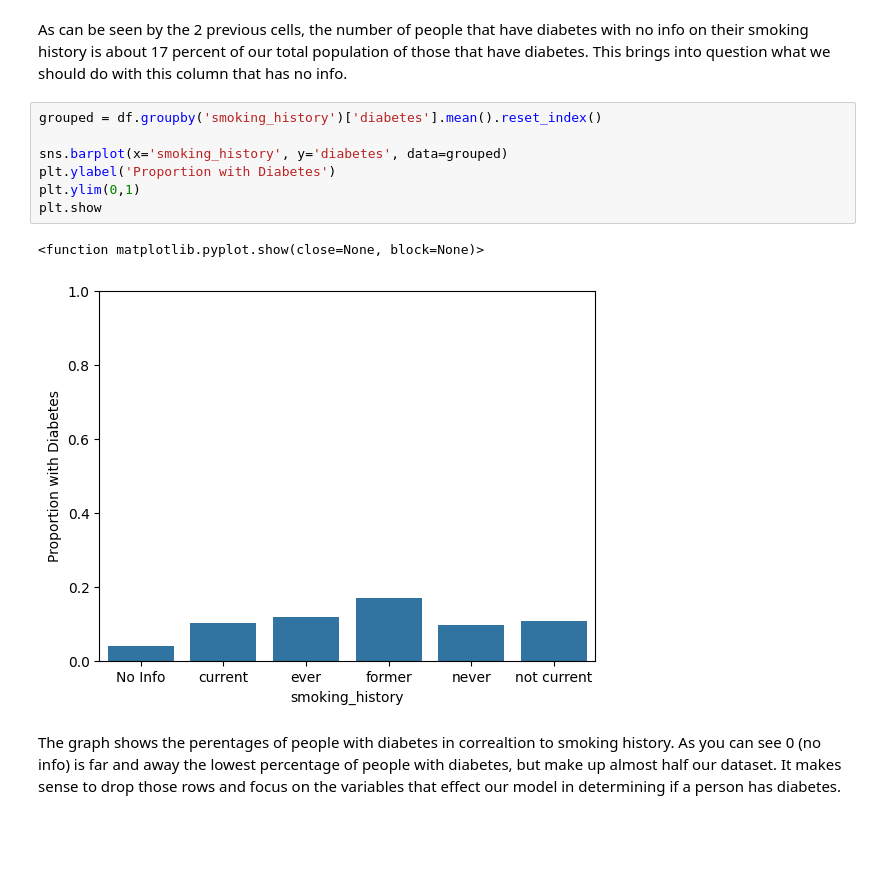
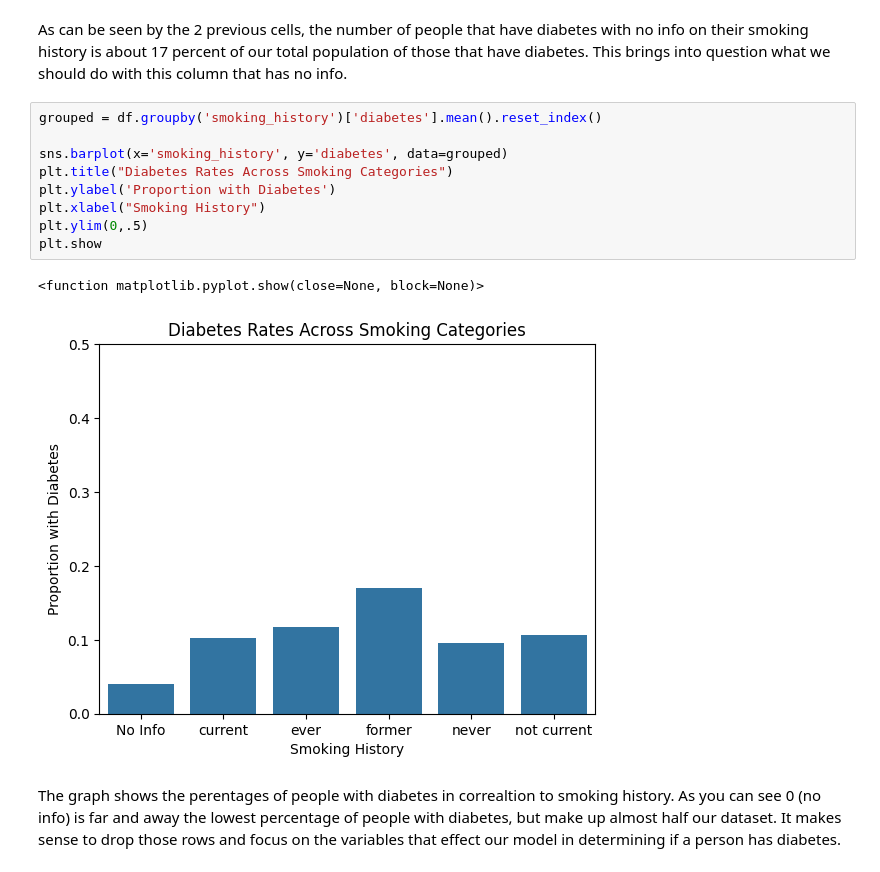
Before and after one commit to CBreach/352Project, a Jupyter notebook: finalProject.ipynb, the cells around one changed output. Drawn from its saved outputs; the diff is of its cells as text; blank space fills up the shorter version.

```diff
--- a/finalProject.ipynb
+++ b/finalProject.ipynb
@@ -82,13 +82,15 @@ As can be seen by the 2 previous cells, the number of people that have diabetes
 # %%
 grouped = df.groupby('smoking_history')['diabetes'].mean().reset_index()
 
 sns.barplot(x='smoking_history', y='diabetes', data=grouped)
+plt.title("Diabetes Rates Across Smoking Categories")
 plt.ylabel('Proportion with Diabetes')
-plt.ylim(0,1)
+plt.xlabel("Smoking History")
+plt.ylim(0,.5)
 plt.show
 # %% [output]
 <function matplotlib.pyplot.show(close=None, block=None)>
-[figure, old version]
+[figure, new version]
 # %% [markdown]
 The graph shows the perentages of people with diabetes in correaltion to smoking history. As you can see 0 (no info) is far and away the lowest percentage of people with diabetes, but make up almost half our dataset. It makes sense to drop those rows and focus on the variables that effect our model in determining if a person has diabetes.
 # %%
```
Also changed, not shown: parts of 2 cells of this notebook.
